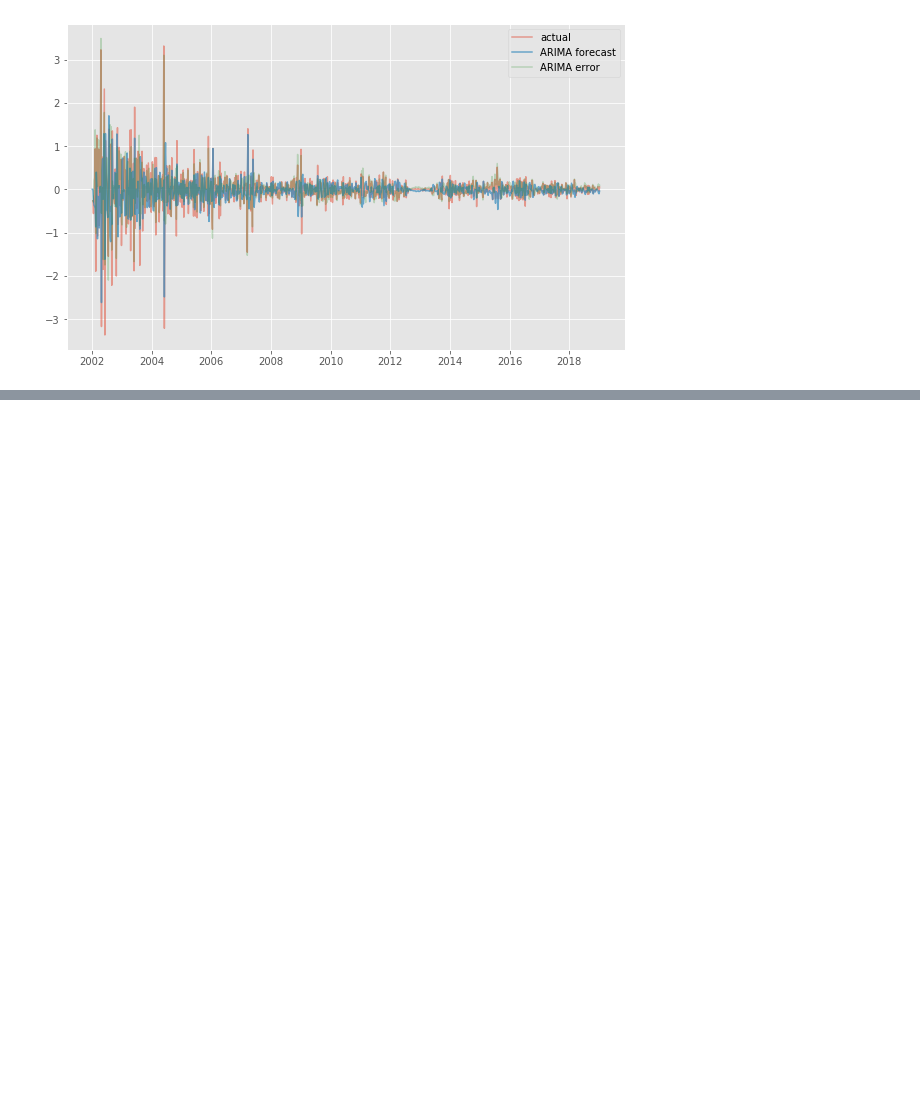
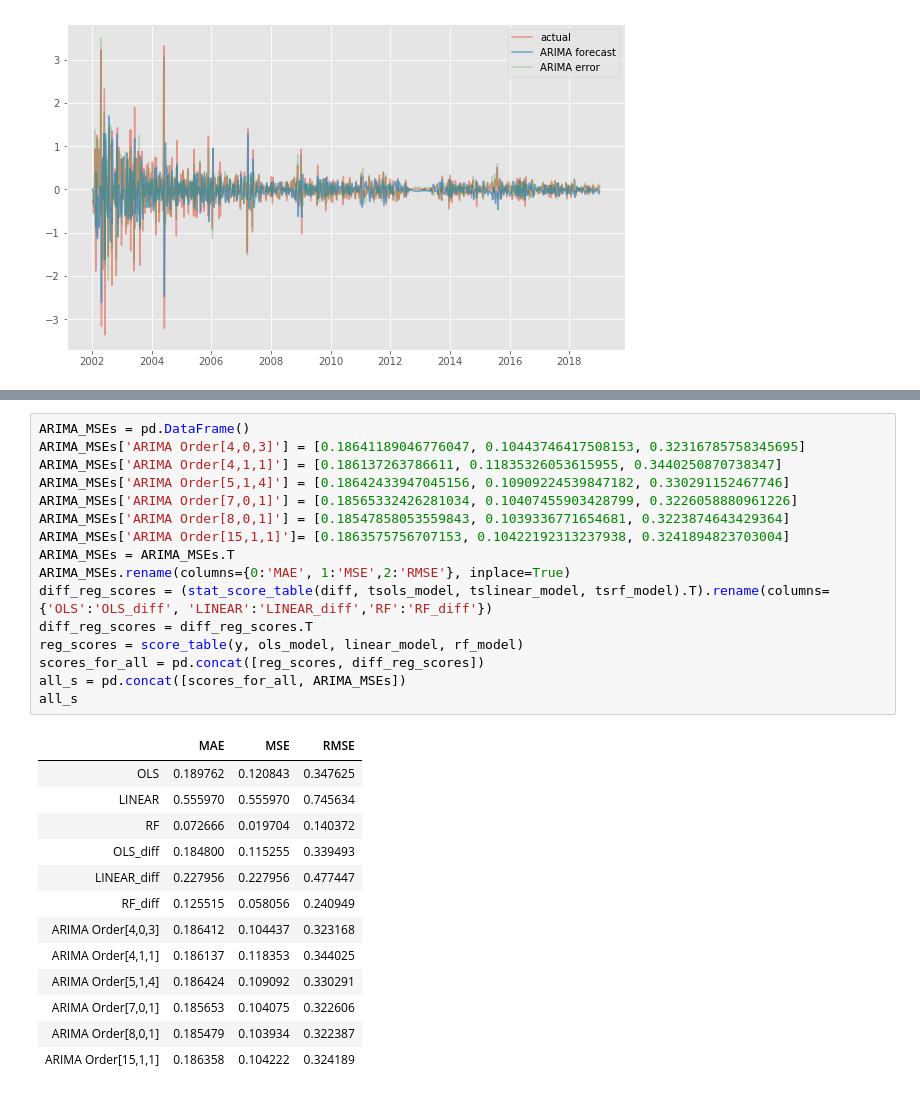
Before and after one commit to jrpaige/Solar, a Jupyter notebook: Solar_TS_Model.ipynb, the cells around one changed output, grey strips where cells are left out. Drawn from its saved outputs; the diff is of its cells as text; blank space fills up the shorter version.

```diff
--- a/Solar_TS_Model.ipynb
+++ b/Solar_TS_Model.ipynb
@@ -331,0 +323,30 @@ mean_squared_error(diff.dropna(), arima_forecast[1:])
+# %%
+ARIMA_MSEs = pd.DataFrame()
+ARIMA_MSEs['ARIMA Order[4,0,3]'] = [0.18641189046776047, 0.10443746417508153, 0.32316785758345695]
+ARIMA_MSEs['ARIMA Order[4,1,1]'] = [0.186137263786611, 0.11835326053615955, 0.3440250870738347]
+ARIMA_MSEs['ARIMA Order[5,1,4]'] = [0.18642433947045156, 0.10909224539847182, 0.330291152467746]
+ARIMA_MSEs['ARIMA Order[7,0,1]'] = [0.18565332426281034, 0.10407455903428799, 0.3226058880961226]
+ARIMA_MSEs['ARIMA Order[8,0,1]'] = [0.18547858053559843, 0.1039336771654681, 0.3223874643429364]
+ARIMA_MSEs['ARIMA Order[15,1,1]']= [0.1863575756707153, 0.10422192313237938, 0.3241894823703004]
+ARIMA_MSEs = ARIMA_MSEs.T
+ARIMA_MSEs.rename(columns={0:'MAE', 1:'MSE',2:'RMSE'}, inplace=True)
+diff_reg_scores = (stat_score_table(diff, tsols_model, tslinear_model, tsrf_model).T).rename(columns={'OLS':'OLS_diff', 'LINEAR':'LINEAR_diff','RF':'RF_diff'})
+diff_reg_scores = diff_reg_scores.T
+reg_scores = score_table(y, ols_model, linear_model, rf_model)
+scores_for_all = pd.concat([reg_scores, diff_reg_scores])
+all_s = pd.concat([scores_for_all, ARIMA_MSEs])
+all_s
+# %% [output]
+|  | MAE | MSE | RMSE |
+| OLS | 0.189762 | 0.120843 | 0.347625 |
+| LINEAR | 0.555970 | 0.555970 | 0.745634 |
+| RF | 0.072666 | 0.019704 | 0.140372 |
+| OLS_diff | 0.184800 | 0.115255 | 0.339493 |
+| LINEAR_diff | 0.227956 | 0.227956 | 0.477447 |
+| RF_diff | 0.125515 | 0.058056 | 0.240949 |
+| ARIMA Order[4,0,3] | 0.186412 | 0.104437 | 0.323168 |
+| ARIMA Order[4,1,1] | 0.186137 | 0.118353 | 0.344025 |
+| ARIMA Order[5,1,4] | 0.186424 | 0.109092 | 0.330291 |
+| ARIMA Order[7,0,1] | 0.185653 | 0.104075 | 0.322606 |
+| ARIMA Order[8,0,1] | 0.185479 | 0.103934 | 0.322387 |
+| ARIMA Order[15,1,1] | 0.186358 | 0.104222 | 0.324189 |
```
Also changed, not shown: parts of 15 cells of this notebook.
